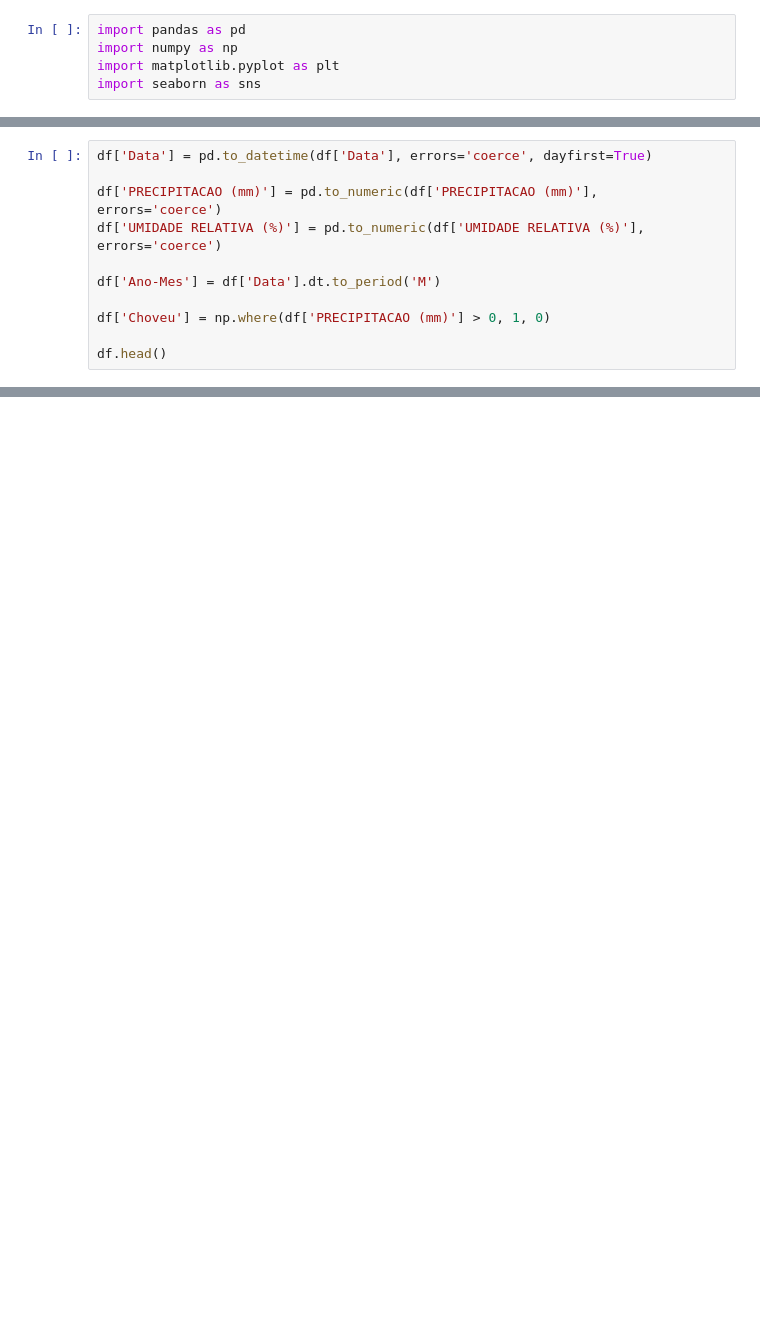
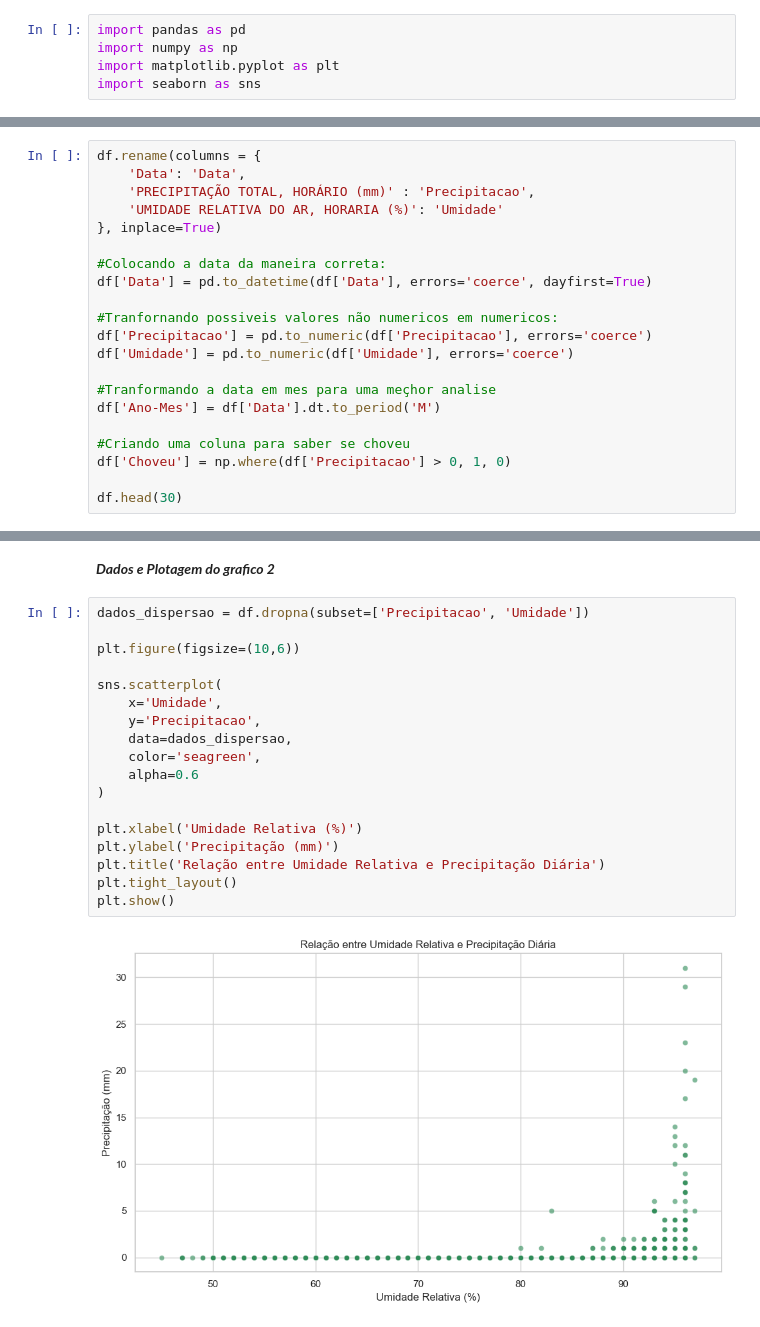
Before and after one commit to Vinicius-Dias07/GS-Modelagem-Linear, a Jupyter notebook: AnaliseDeDados.ipynb, the cells around one changed output, grey strips where cells are left out. Saved outputs shown, nothing was run; the diff lists cells and outputs as text; blank space fills up the shorter version.

```diff
--- a/AnaliseDeDados.ipynb
+++ b/AnaliseDeDados.ipynb
@@ -29,12 +34,22 @@ Name: PRECIPITAÇÃO TOTAL, HORÁRIO (mm), Length: 8784, dtype: object
 # %%
+df.rename(columns = {
+    'Data': 'Data',
+    'PRECIPITAÇÃO TOTAL, HORÁRIO (mm)' : 'Precipitacao',
+    'UMIDADE RELATIVA DO AR, HORARIA (%)': 'Umidade'
+}, inplace=True)
+
+#Colocando a data da maneira correta:
 df['Data'] = pd.to_datetime(df['Data'], errors='coerce', dayfirst=True)
 
-df['PRECIPITACAO (mm)'] = pd.to_numeric(df['PRECIPITACAO (mm)'], errors='coerce')
-df['UMIDADE RELATIVA (%)'] = pd.to_numeric(df['UMIDADE RELATIVA (%)'], errors='coerce')
+#Tranfornando possiveis valores não numericos em numericos:
+df['Precipitacao'] = pd.to_numeric(df['Precipitacao'], errors='coerce')
+df['Umidade'] = pd.to_numeric(df['Umidade'], errors='coerce')
 
+#Tranformando a data em mes para uma meçhor analise
 df['Ano-Mes'] = df['Data'].dt.to_period('M')
 
-df['Choveu'] = np.where(df['PRECIPITACAO (mm)'] > 0, 1, 0)
+#Criando uma coluna para saber se choveu
+df['Choveu'] = np.where(df['Precipitacao'] > 0, 1, 0)
 
-df.head()
+df.head(30)
 # %% [output]
@@ -41,0 +178,22 @@ KeyError: 'PRECIPITACAO (mm)'
+# %% [markdown]
+***Dados e Plotagem do grafico 2***
+# %%
+dados_dispersao = df.dropna(subset=['Precipitacao', 'Umidade'])
+
+plt.figure(figsize=(10,6))
+
+sns.scatterplot(
+    x='Umidade',
+    y='Precipitacao',
+    data=dados_dispersao,
+    color='seagreen',
+    alpha=0.6
+)
+
+plt.xlabel('Umidade Relativa (%)')
+plt.ylabel('Precipitação (mm)')
+plt.title('Relação entre Umidade Relativa e Precipitação Diária')
+plt.tight_layout()
+plt.show()
+# %% [output]
+[figure, added]
```
Also changed, not shown: parts of 11 cells of this notebook.
